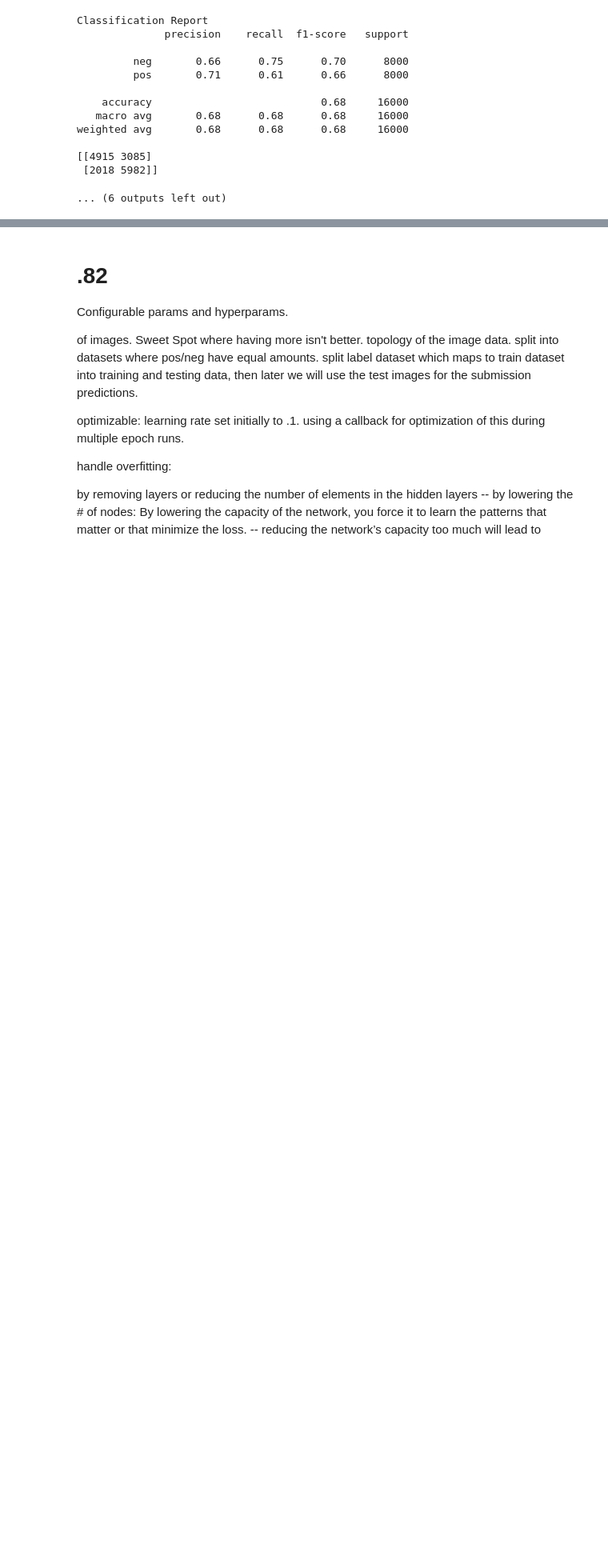
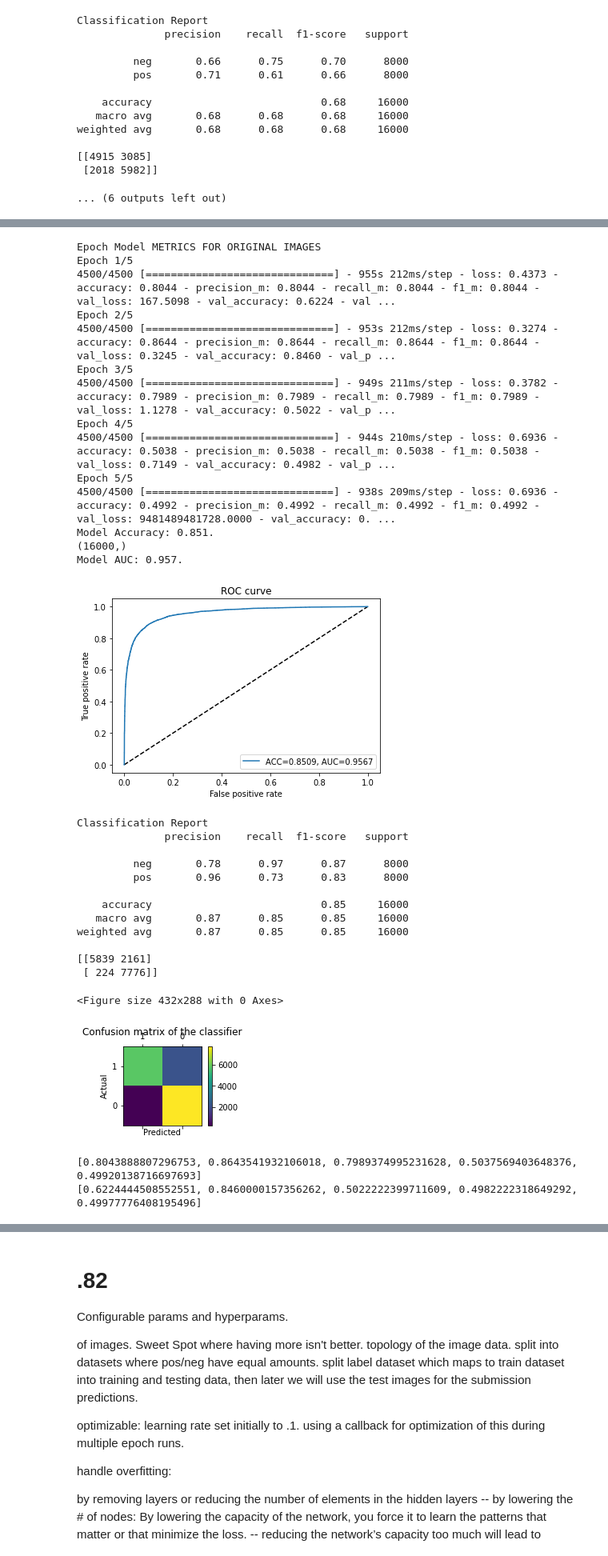
Before and after one commit to johnsocf/CSCI_3202_HW_5, a Jupyter notebook: hw5.ipynb, the cells around one changed output, grey strips where cells are left out. Shown at 80% size. Drawn from its saved outputs; the diff is of its cells as text; code cells hidden in the pictures; blank space fills up the shorter version.

```diff
--- a/hw5.ipynb
+++ b/hw5.ipynb
@@ -1772,0 +1803,36 @@ Epoch 1/5
+# %%
+
+NODE_SIZE = (64, 128, 256, 512, 1024)
+runTestSuite()
+# %% [output]
+Epoch Model METRICS FOR ORIGINAL IMAGES
+Epoch 1/5
+4500/4500 [==============================] - 955s 212ms/step - loss: 0.4373 - accuracy: 0.8044 - precision_m: 0.8044 - recall_m: 0.8044 - f1_m: 0.8044 - val_loss: 167.5098 - val_accuracy: 0.6224 - val ...
+Epoch 2/5
+4500/4500 [==============================] - 953s 212ms/step - loss: 0.3274 - accuracy: 0.8644 - precision_m: 0.8644 - recall_m: 0.8644 - f1_m: 0.8644 - val_loss: 0.3245 - val_accuracy: 0.8460 - val_p ...
+Epoch 3/5
+4500/4500 [==============================] - 949s 211ms/step - loss: 0.3782 - accuracy: 0.7989 - precision_m: 0.7989 - recall_m: 0.7989 - f1_m: 0.7989 - val_loss: 1.1278 - val_accuracy: 0.5022 - val_p ...
+Epoch 4/5
+4500/4500 [==============================] - 944s 210ms/step - loss: 0.6936 - accuracy: 0.5038 - precision_m: 0.5038 - recall_m: 0.5038 - f1_m: 0.5038 - val_loss: 0.7149 - val_accuracy: 0.4982 - val_p ...
+Epoch 5/5
+4500/4500 [==============================] - 938s 209ms/step - loss: 0.6936 - accuracy: 0.4992 - precision_m: 0.4992 - recall_m: 0.4992 - f1_m: 0.4992 - val_loss: 9481489481728.0000 - val_accuracy: 0. ...
+Model Accuracy: 0.851.
+(16000,)
+Model AUC: 0.957.
+[figure, added]
+Classification Report
+              precision    recall  f1-score   support
+
+         neg       0.78      0.97      0.87      8000
+         pos       0.96      0.73      0.83      8000
+
+    accuracy                           0.85     16000
+   macro avg       0.87      0.85      0.85     16000
+weighted avg       0.87      0.85      0.85     16000
+
+[[5839 2161]
+ [ 224 7776]]
+<Figure size 432x288 with 0 Axes>
+[figure, added]
+[0.8043888807296753, 0.8643541932106018, 0.7989374995231628, 0.5037569403648376, 0.49920138716697693]
+[0.6224444508552551, 0.8460000157356262, 0.5022222399711609, 0.4982222318649292, 0.49977776408195496]
```
Also changed, not shown: parts of 4 cells of this notebook.
